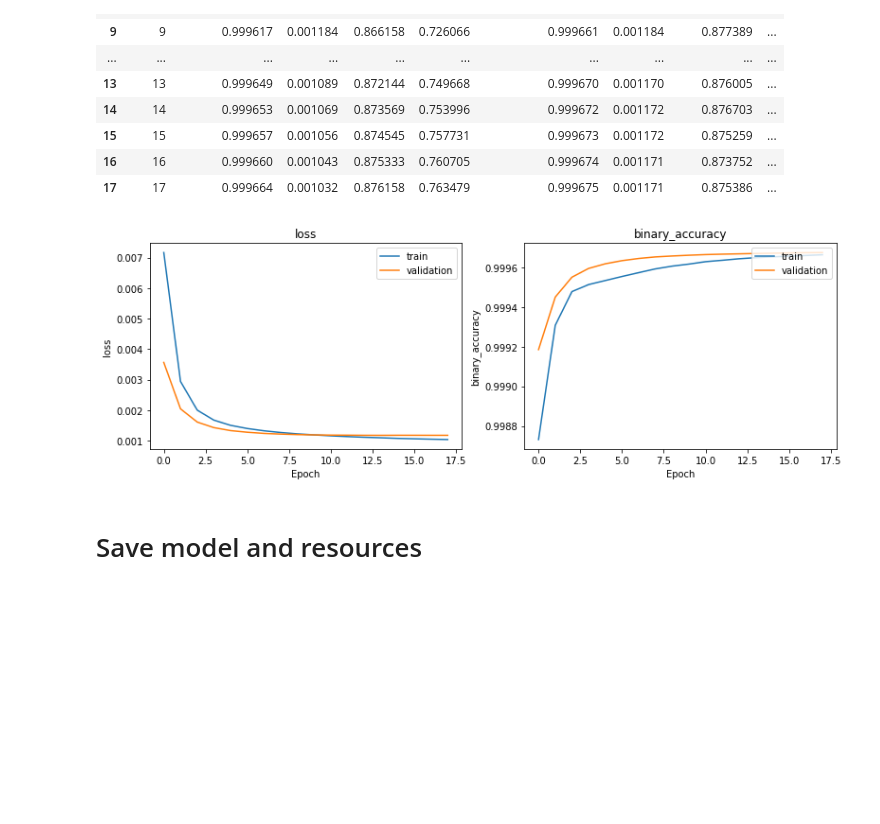
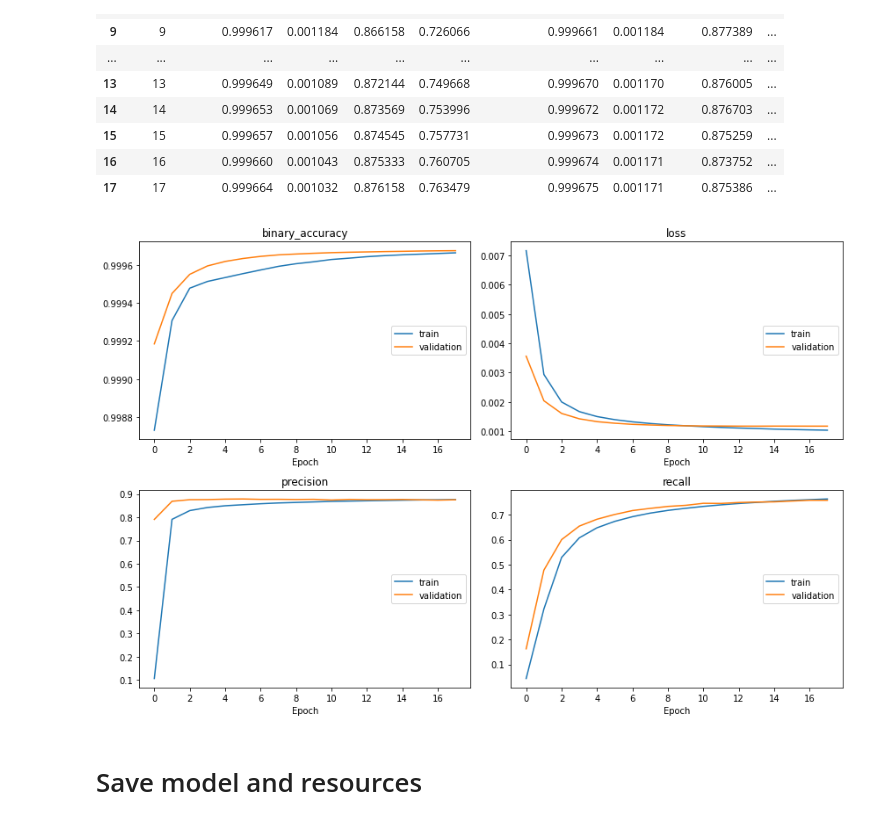
Before and after one commit to openfoodfacts/off-category-classification, a Jupyter notebook: experiments/Train.ipynb, the cells around one changed output. Cells and saved outputs as stored; diff of their text form; code cells hidden in the pictures; blank space fills up the shorter version.

Commit message:
feat: Nicer formatting for training stats plot (#91)
* Add plot_training_stats helper function

```diff
--- a/experiments/Train.ipynb
+++ b/experiments/Train.ipynb
@@ -342,12 +342,9 @@ stats
 | 16 | 16 | 0.999660 | 0.001043 | 0.875333 | 0.760705 | 0.999674 | 0.001171 | 0.873752 | ... |
 | 17 | 17 | 0.999664 | 0.001032 | 0.876158 | 0.763479 | 0.999675 | 0.001171 | 0.875386 | ... |
 # %%
-_, (ax1, ax2) = plt.subplots(1, 2, figsize=(13,4))
-
-plot_training_stat(stats, 'loss', ax1)
-plot_training_stat(stats, 'binary_accuracy', ax2)
+plot_training_stats(stats)
 # %% [output]
-[figure, old version]
+[figure, new version]
 # %% [markdown]
 # Save model and resources
 # %%
```
Also changed, not shown: parts of 1 cell of this notebook, 1 other file.
